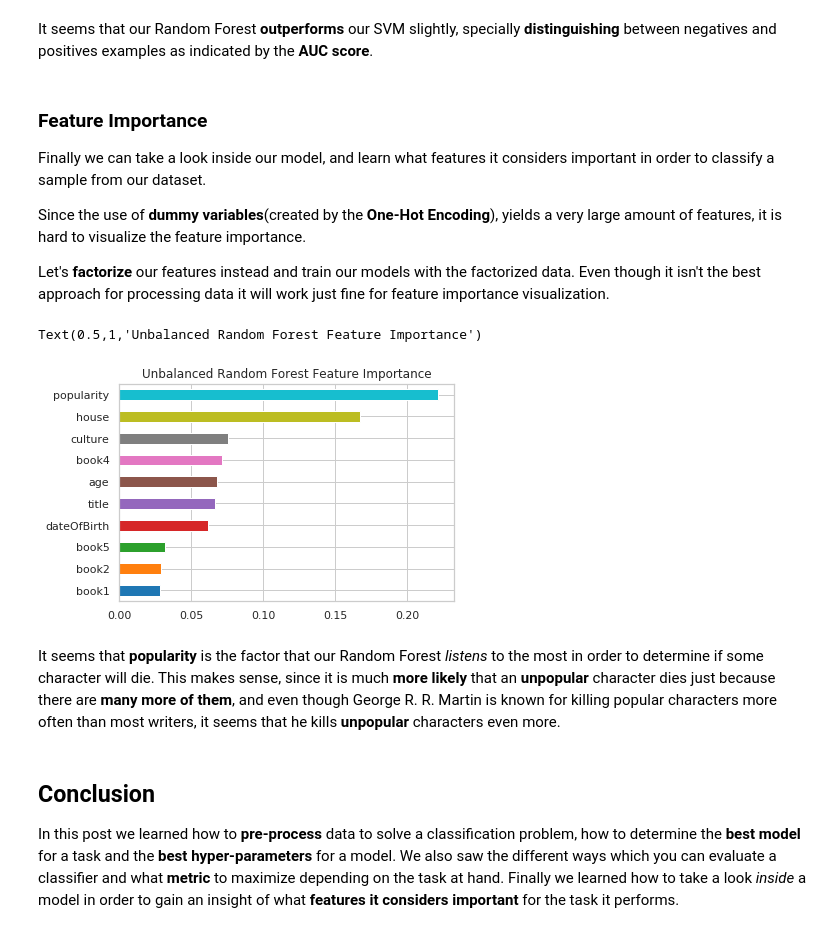
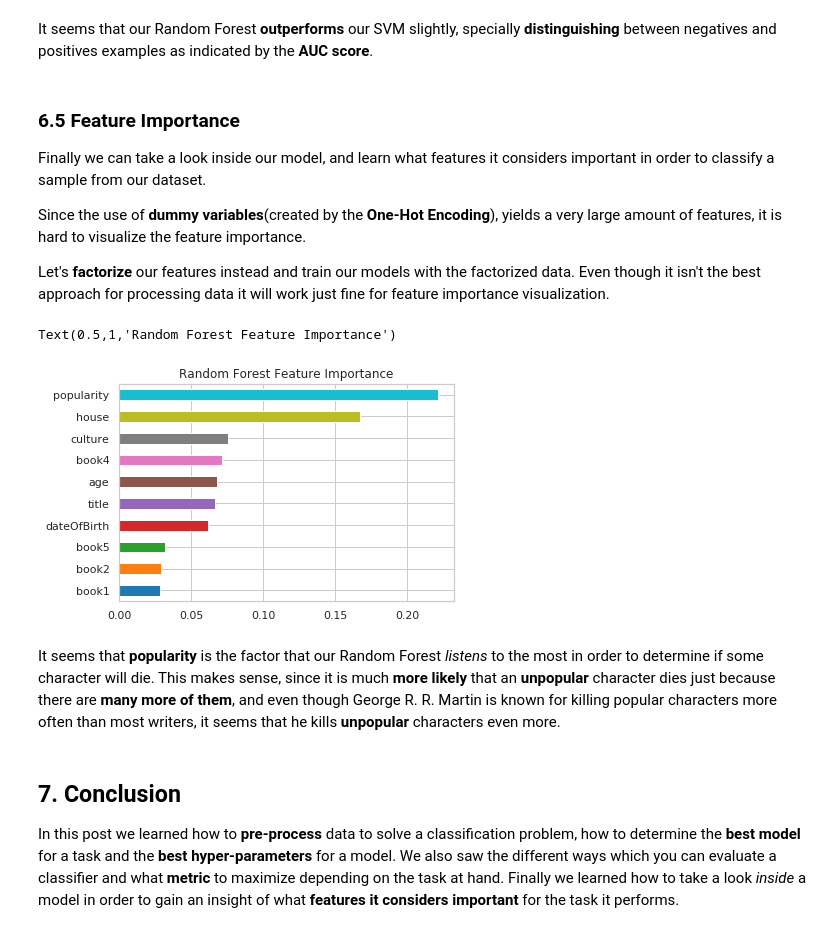
Before and after one commit to dvd42/GOT-Death-Prediction, a Jupyter notebook: got_death_predictions.ipynb, the cells around one changed output. Saved outputs shown, nothing was run; the diff lists cells and outputs as text; code cells hidden in the pictures.

```diff
--- a/got_death_predictions.ipynb
+++ b/got_death_predictions.ipynb
@@ -475,7 +513,7 @@ AUC score: 0.85
 # %% [markdown]
 It seems that our Random Forest **outperforms** our SVM slightly, specially **distinguishing** between negatives and positives examples as indicated by the **AUC score**.
 # %% [markdown]
-### Feature Importance
+### 6.5 Feature Importance
 
 Finally we can take a look inside our model, and learn what features it considers important in order to classify a sample from our dataset.
 
@@ -500,17 +538,18 @@ df2.drop(["actual"], inplace=True, axis=1)
 # %%
 rf_clf.fit(x,y)
 
 # Plot the 10 most important features
 plt.figure()
 pd.Series(rf_clf.feature_importances_,
           df2.columns).sort_values(ascending=True)[15:].plot.barh(width=0.5,ax=plt.gca())
-plt.gca().set_title('Unbalanced Random Forest Feature Importance')
+plt.gca().set_title('Random Forest Feature Importance')
 # %% [output]
-Text(0.5,1,'Unbalanced Random Forest Feature Importance')
+Text(0.5,1,'Random Forest Feature Importance')
-[figure, old version]
+[figure, new version]
 # %% [markdown]
 It seems that **popularity** is the factor that our Random Forest *listens* to the most in order to determine if some character will die. This makes sense, since it is much **more likely** that an **unpopular** character dies just because there are **many more of them**, and even though George R. R. Martin is known for killing popular characters more often than most writers, it seems that he kills **unpopular** characters even more.
 # %% [markdown]
-## Conclusion
+## 7. Conclusion
+
 In this post we learned how to **pre-process** data to solve a classification problem, how to determine the **best model** for a task and the **best hyper-parameters** for a model. We also saw the different ways which you can evaluate a classifier and what **metric** to maximize depending on the task at hand.
 Finally we learned how to take a look *inside* a model in order to gain an insight of what **features it considers important** for the task it performs.
```
Also changed, not shown: parts of 27 cells of this notebook.
